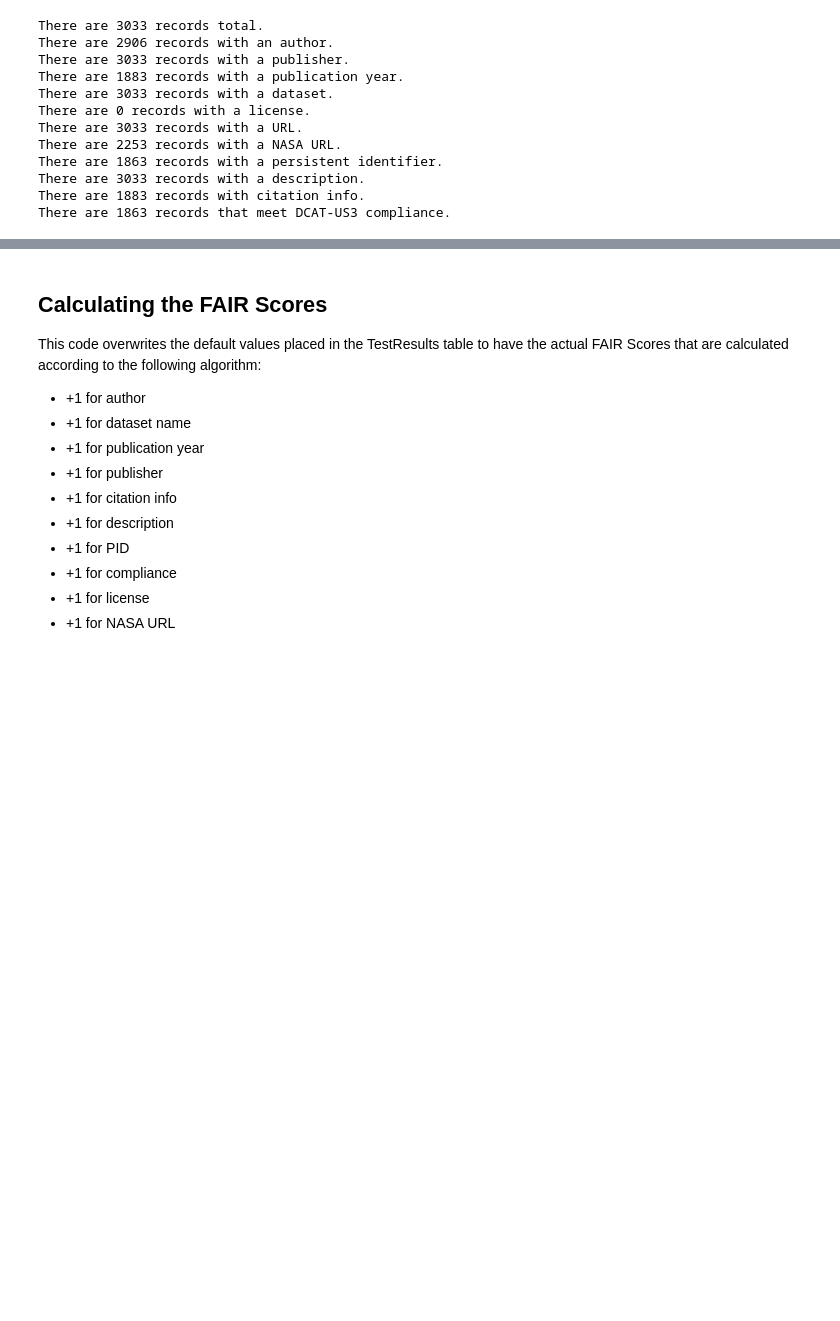
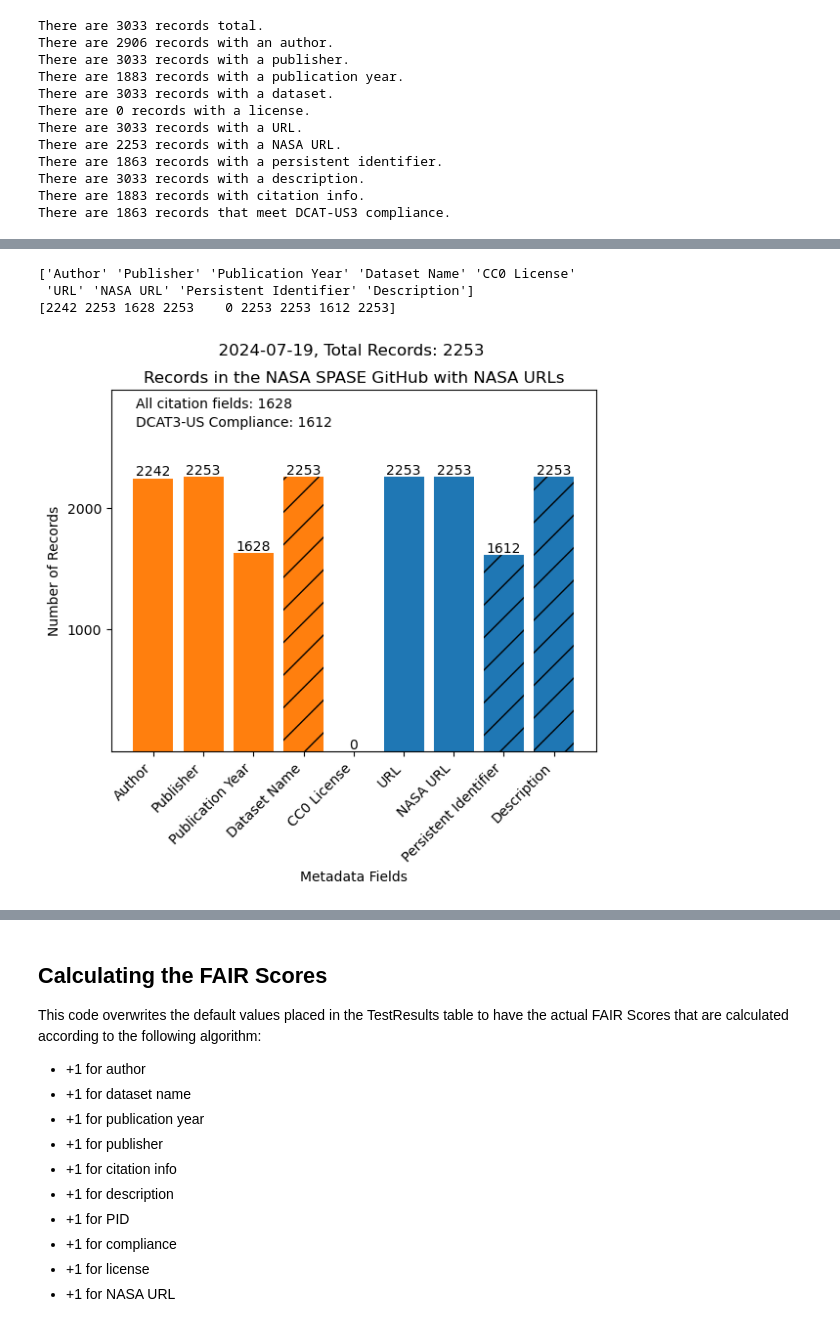
Before and after one commit to Kurokio/HDRL-Internship-2024, a Jupyter notebook: Tutorials/HowToUse.ipynb, the cells around one changed output, grey strips where cells are left out. Saved outputs shown, nothing was run; the diff lists cells and outputs as text; code cells hidden in the pictures; blank space fills up the shorter version.

Commit message:
Adding code to make additional plot variations (percentages, all records, NASA URL records), adding documentation and editing docstrings and function lists for new functionality

```diff
--- a/Tutorials/HowToUse.ipynb
+++ b/Tutorials/HowToUse.ipynb
@@ -229,6 +258,6 @@ MetadataBarChart(conn, records, percent = True)
 # %%
 # same but only for records with NASA URLs
-records = View(conn, allRecords = False)
+records = View(conn, All = False)
 NASA_URL_Records = records["all"]
 authorRecords = records["author"]
 pubRecords = records["pub"]
@@ -244,5 +286,7 @@ complianceRecords = records["compliance"]
 # %%
-from Scripts import MetadataBarChart_NASA_URL
-
-#help(MetadataBarChart_NASA_URL)
-MetadataBarChart_NASA_URL(conn, records)
+MetadataBarChart(conn, records, All = False)
+# %% [output]
+['Author' 'Publisher' 'Publication Year' 'Dataset Name' 'CC0 License'
+ 'URL' 'NASA URL' 'Persistent Identifier' 'Description']
+[2242 2253 1628 2253    0 2253 2253 1612 2253]
+[figure, added]
```
Also changed, not shown: parts of 22 cells of this notebook, 3 other files.
